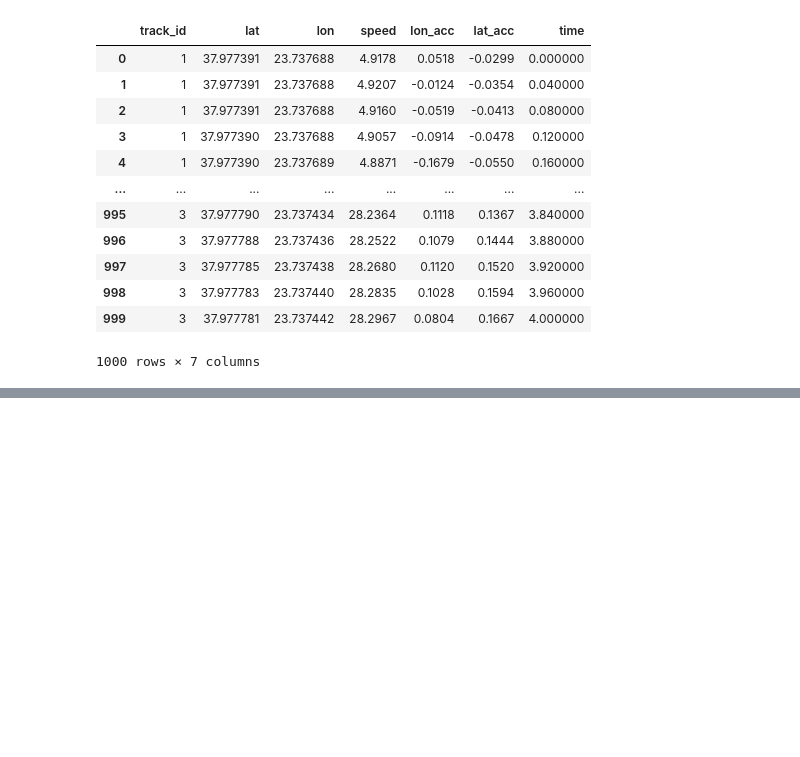
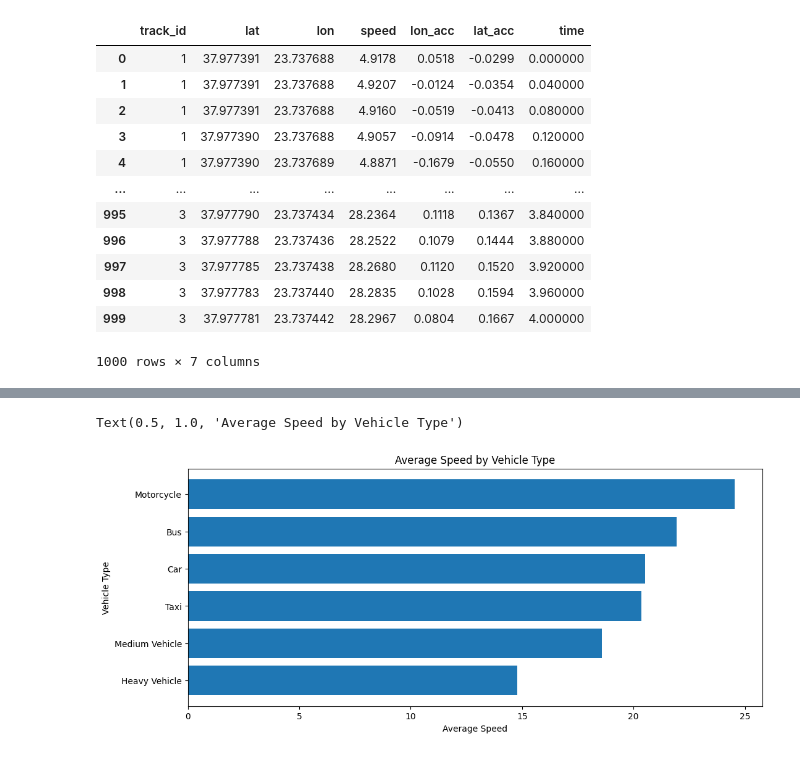
Before and after one commit to abdimussa87/10academy-week2-Traffic-Analysis, a Jupyter notebook: notebooks/eda_analysis.ipynb, the cells around one changed output, grey strips where cells are left out. Cells and saved outputs as stored; diff of their text form; code cells hidden in the pictures; blank space fills up the shorter version.

```diff
--- a/notebooks/eda_analysis.ipynb
+++ b/notebooks/eda_analysis.ipynb
@@ -142,0 +223,10 @@ print('------------------------- Trajectory information ------------------------
+# %%
+# group the data by type and plot the average speed
+df_average_speed = df_vehicle.groupby('type')['avg_speed'].mean().sort_values().reset_index()
+plt.barh(df_average_speed['type'], df_average_speed['avg_speed'])
+plt.xlabel('Average Speed')
+plt.ylabel('Vehicle Type')
+plt.title('Average Speed by Vehicle Type')
+# %% [output]
+Text(0.5, 1.0, 'Average Speed by Vehicle Type')
+[figure, added]
```
Also changed, not shown: parts of 13 cells of this notebook, 2 other files.
